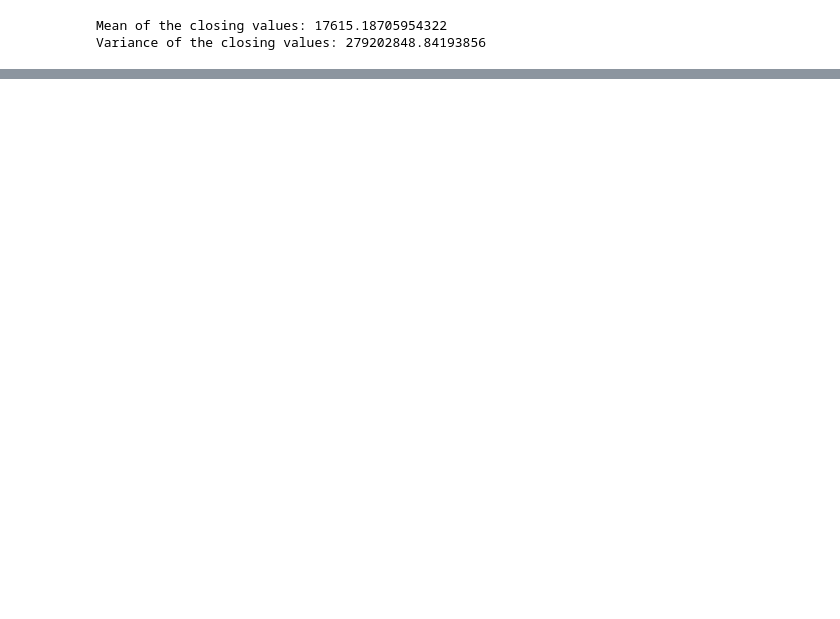
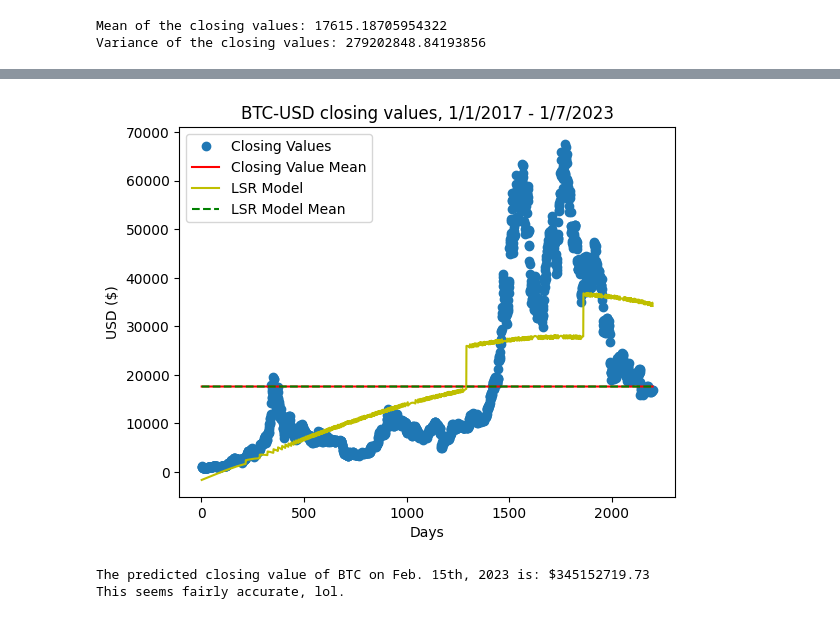
Before and after one commit to angelrodriguez0617/ECE-4850-Machine-Learning, a Jupyter notebook: project1/project1.ipynb, the cells around one changed output, grey strips where cells are left out. Saved outputs shown, nothing was run; the diff lists cells and outputs as text; code cells hidden in the pictures; blank space fills up the shorter version.

```diff
--- a/project1/project1.ipynb
+++ b/project1/project1.ipynb
@@ -56,0 +76,28 @@ print(X_aug)
+# %%
+x = num_days
+X_aug = np.stack((x**5, x**4, x**3, x**2, x, np.ones((x.size))), axis=1)
+Beta = np.dot(np.dot(np.linalg.inv(np.dot(X_aug.T, X_aug)), X_aug.T), closing_values)
+# %%
+Y_hat = np.dot(X_aug, Beta)
+mean_Y_hat = np.sum(Y_hat) / Y_hat.size
+plt.plot(num_days, closing_values, 'o', label='Closing Values')
+plt.xlabel('Days')
+plt.ylabel('USD ($)')
+plt.title('BTC-USD closing values, 1/1/2017 - 1/7/2023')
+plt.plot(num_days, mean_cv*np.ones((closing_values.size, 1)), 'r', label='Closing Value Mean')
+plt.plot(num_days, Y_hat, 'y', label='LSR Model')
+plt.plot(num_days, mean_Y_hat*np.ones((Y_hat.size, 1)), 'g', linestyle='dashed', label='LSR Model Mean')
+plt.legend()
+plt.show()
+# %% [output]
+[figure, added]
+# %%
+# Feb 15th, 2023 corresponds to day 2237
+x_day = 2237
+equation_vector = np.array([x_day**5, x_day**4, x_day**3, x_day**2, x_day, 1])
+y_hat_cv = np.dot(equation_vector, Beta)
+print(f"The predicted closing value of BTC on Feb. 15th, 2023 is: ${np.around(y_hat_cv, decimals=2)}")
+print(f"This seems fairly accurate, lol.")
+# %% [output]
+The predicted closing value of BTC on Feb. 15th, 2023 is: $345152719.73
+This seems fairly accurate, lol.
```
Also changed, not shown: parts of 4 cells of this notebook.
